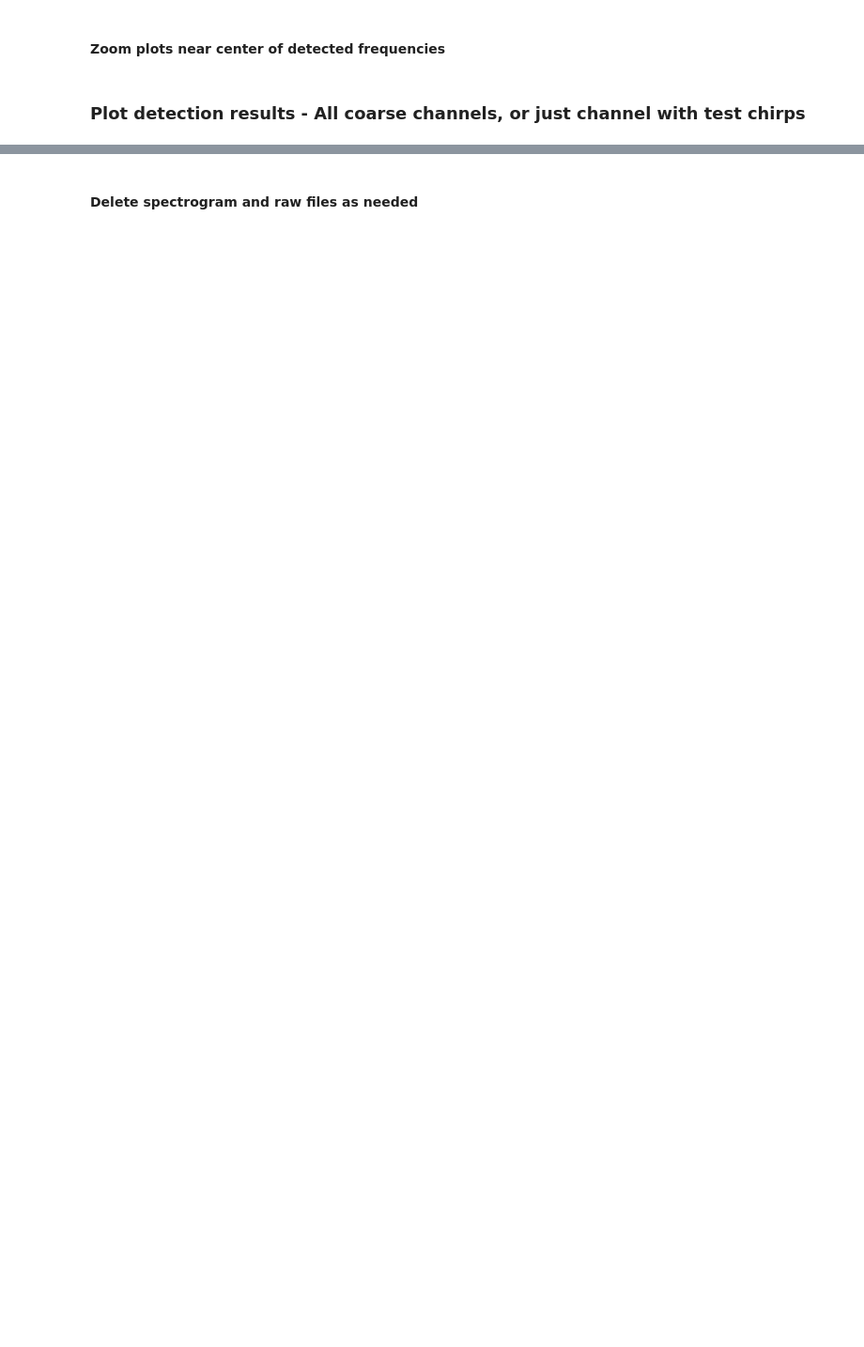
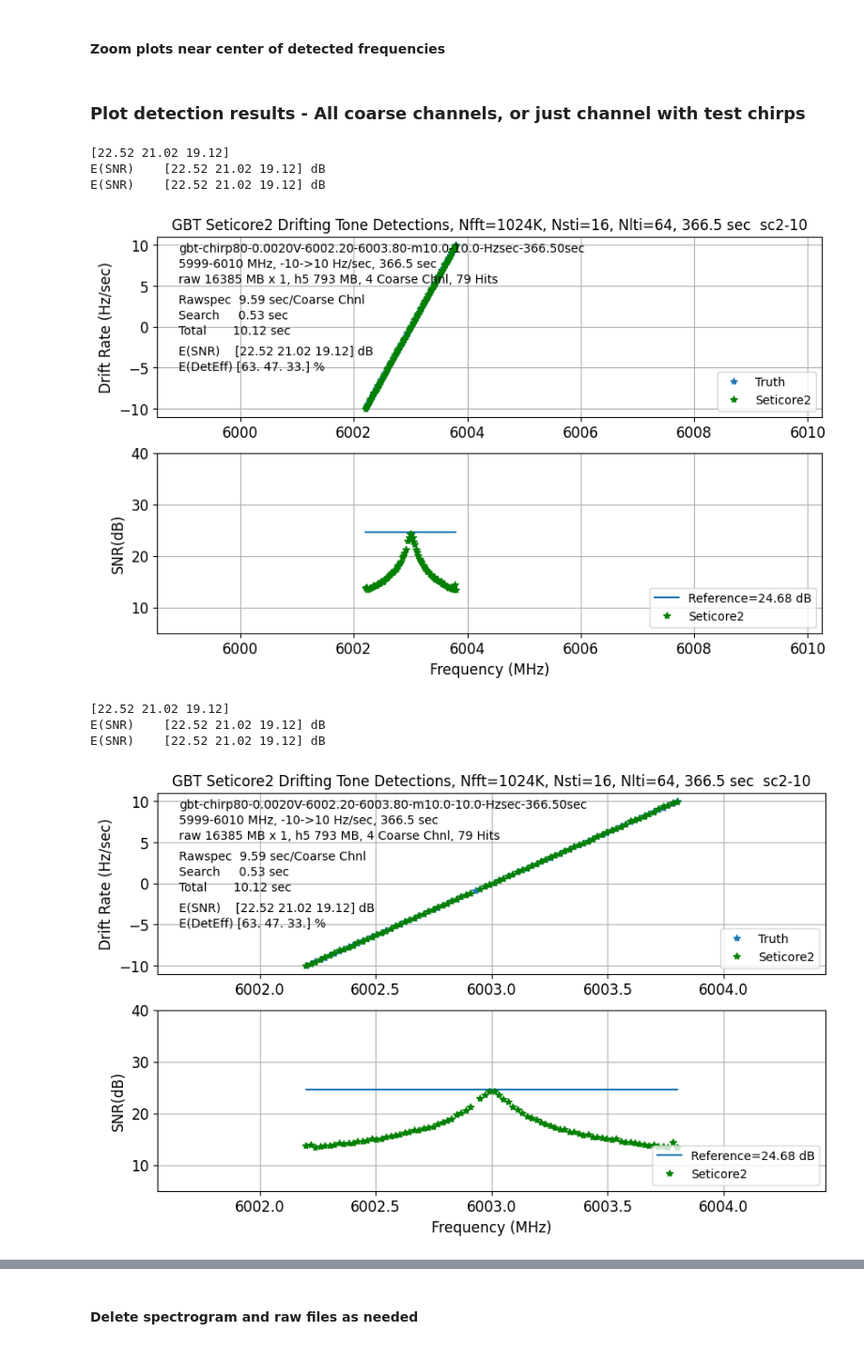
Before and after one commit to khouston22/seti_end_to_end, a Jupyter notebook: 01_seti_end_to_end.ipynb, the cells around one changed output, grey strips where cells are left out. Shown at 94% size. Saved outputs shown, nothing was run; the diff lists cells and outputs as text; code cells hidden in the pictures; blank space fills up the shorter version.

```diff
--- a/01_seti_end_to_end.ipynb
+++ b/01_seti_end_to_end.ipynb
@@ -148,13 +150,16 @@ elif run_bliss:
     print(f'{bliss_device_str=}, {test_case=}, {pfb_file=}, {n_eq_ch=}')
 else:
     search_app_name = 'seticore2'
-    search_app_string = 'Seticore'
     run_seticore = True
     branch = get_branch('SC2')
     test_case = branch
+    # test_case += f'-3.0'
 
     search_app_name = 'seticore2'
-    search_app_string = 'Seticore'
+    if (branch.lower().find('sc0')>=0):
+        search_app_string = 'Seticore'
+    else:
+        search_app_string = 'Seticore2'
 
     test_case += f'-{search_z_threshold}'
 
@@ -369,7 +381,7 @@ if (isChirp):
 
 elif(isVoyager):
     telescope = ''
-    signal_level = 0.
+    signal_level = np.nan
     n_chirp = 2
     if (0):
         delta_f1_MHz = 1.5
@@ -384,7 +396,7 @@ elif(isVoyager):
     sig_max_drift = search_max_drift
 elif(isguppi):
     telescope = ''
-    signal_level = 0.
+    signal_level = np.nan
     n_chirp = 2
     delta_f1_MHz = np.nan
     f_start1_MHz = np.nan
@@ -441,6 +480,7 @@ print('signal_level={0:6.4f}, Input SNR={1:4.2f} Coarse SNR={2:4.2f} Fine SNR={3
 
 ref_snr_db = snr_best_db - mean_window_loss  # subtract mean window loss
 print('signal_level={0:6.4f}, Best SNR={1:4.2f}, Reference SNR={2:4.2f} dB'.format(signal_level,snr_best_db,ref_snr_db))
+reference_str = f'Reference={ref_snr_db:.2f} dB'
 
 # open directory for figures if necessary
 if not os.path.isdir(fig_dir[0:-1]):
@@ -706,18 +801,37 @@ n_det = len(det_snr_db)
 if isChirp:
     ii = np.nonzero(np.abs(det_drift_rate)>df_dt_incr/2)
     det_snr_db_wavg = wt_avg(det_snr_db[ii],det_drift_rate[ii],sigma_drift)
+    det_eff_db = det_snr_db - ref_snr_db
+    det_eff_pct = 10.**(det_eff_db*.1) *100.
+    det_eff_pct_wavg = wt_avg(det_eff_pct[ii],det_drift_rate[ii],sigma_drift)
+    N_spread = np.abs(drift_rate_truth)*n_sti/(p['fs_fine']*p['fs_fine'])
+    pred_det_eff_pct = np.clip(N_spread**(-1) *100.,0.,100.)
+    pred_sqrt_det_eff_pct = np.clip(N_spread**(-0.5) *100.,0.,100.)
+    pred_det_eff_db = db(pred_det_eff_pct*.01)
+    pred_sqrt_det_eff_db = db(pred_sqrt_det_eff_pct*.01)
 else:
     det_snr_db_wavg = np.array(np.nan)
+    det_eff_db = np.array(np.nan)
+    det_eff_pct = np.array(np.nan)
+    det_eff_pct_wavg = np.array(np.nan)
+    N_spread = np.array(np.nan)
+    pred_det_eff_pct = np.array(np.nan)
+    pred_sqrt_det_eff_pct = np.array(np.nan)
+    pred_det_eff_db = np.array(np.nan)
+    pred_sqrt_det_eff_db = np.array(np.nan)
 
 snr_string = 'E(SNR)    ' + np.array2string(det_snr_db_wavg,precision=2) + ' dB'
+det_eff_pct_string = 'E(DetEff) ' + np.array2string(det_eff_pct_wavg,precision=0) + ' %'
 
 if verbose: print(snr_string)
 
 det_string_list = []
 det_string_ext = ''
 for i_det in range(n_det):
-    det_string1 = f'{i_det+1} SNR {det_snr_db[i_det]:.2f} dB, {det_f_start_MHz[i_det]:.3f} MHz, {det_drift_rate[i_det]:.3f} Hz/sec'
+    det_string1 = f'{i_det+1:3d} SNR {det_snr_db[i_det]:5.2f} dB, {det_f_start_MHz[i_det]:9.3f} MHz, ' +\
+            f'{det_drift_rate[i_det]:7.3f} Hz/sec'
+    det_eff_string1 = f'Det Eff {det_eff_db[i_det]:5.1f} dB, {det_eff_pct[i_det]:5.1f} %'
     det_string_list.append(det_string1)
-    det_string_ext = det_string_ext + det_string1+'\n'
+    det_string_ext = det_string_ext + det_string1 + ' ' + det_eff_string1 +'\n'
 # print(det_string_list)
 if verbose: print(det_string_ext)
@@ -790,12 +922,13 @@ for i_plot in range(2):
     fig = plt.figure(figsize=(10, 6))
     plt.subplot(2,1,1)
 
-    if isChirp: plt.plot(f_start_truth*1e-6 , drift_rate_truth,'*',label='Reference')
+    if isChirp: plt.plot(f_start_truth*1e-6 , drift_rate_truth,'*',label='Truth')
     plt.plot(det_f_start_MHz , det_drift_rate,'g*',label=search_app_string)
     plt.title(telescope.upper() + ' '+search_app_string+' Drifting Tone Detections, ' + config_str)
 
     if isChirp:
         print(np.array2string(det_snr_db_wavg,precision=2))
+        print('E(SNR)    '+ np.array2string(det_snr_db_wavg,precision=2) + ' dB')
         print('E(SNR)    '+ np.array2string(det_snr_db_wavg,precision=2) + ' dB')
 
     plt.xlim(f1_MHz,f2_MHz)
@@ -807,34 +940,45 @@ for i_plot in range(2):
     plt.figtext(.15,.79,f'raw {raw_size_MB:3.0f} MB x {p["n_raw_files"]}, h5 {h5_size_MB:3.0f} MB, {n_coarse_channels} Coarse Chnl, {n_det} Hits')
     plt.figtext(.15,.75,f'Rawspec {t_rawspec:5.2f} sec/Coarse Chnl')
     plt.figtext(.15,.72,f'Search    {t_search:5.2f} sec')
     plt.figtext(.15,.69,f'Total       {t_total:5.2f} sec')
     if isChirp:
         plt.figtext(.15,.65,snr_string)
+        plt.figtext(.15,.62,det_eff_pct_string)
         plt.legend(loc='lower right')
     plt.grid()
 
     plt.subplot(2,1,2)
 
+    if isChirp: plt.plot(f_start_truth*1e-6 , ref_snr_db*np.ones(np.size(drift_rate_truth)),'-',label=reference_str)
     plt.plot(det_f_start_MHz , det_snr_db,'g*',label=search_app_string)
 
     plt.xlim(f1_MHz,f2_MHz)
     plt.ylim(5., np.amax((40.,5.*np.ceil(ref_snr_db/5)+5.)))
     plt.xlabel('Frequency (MHz)')
     plt.ylabel('SNR(dB)')
     if isChirp:
         plt.legend(loc='lower right')
     else:
         if n_det<10:
             plt.figtext(.15,.40-(n_det-1)*.025,det_string_ext)
 
     plt.grid()
 
-    plt.savefig(fig_dir + fig_id + fig_name_base+'-'+search_app_string.lower()+'-det-'+test_case+'.png',bbox_inches='tight')
+    plt.savefig(fig_dir + fig_id + fig_name_base+'-det-'+test_case+'.png',bbox_inches='tight')
 
     if display_figs01:
         plt.show()
     else:
         plt.close(fig)
+# %% [output]
+[22.52 21.02 19.12]
+E(SNR)    [22.52 21.02 19.12] dB
+E(SNR)    [22.52 21.02 19.12] dB
+[figure, added]
+[22.52 21.02 19.12]
+E(SNR)    [22.52 21.02 19.12] dB
+E(SNR)    [22.52 21.02 19.12] dB
+[figure, added]
 # %%
 
 if plot_multichirp_dets2 & isChirp:
```
Also changed, not shown: parts of 15 cells of this notebook, 3 other files.
